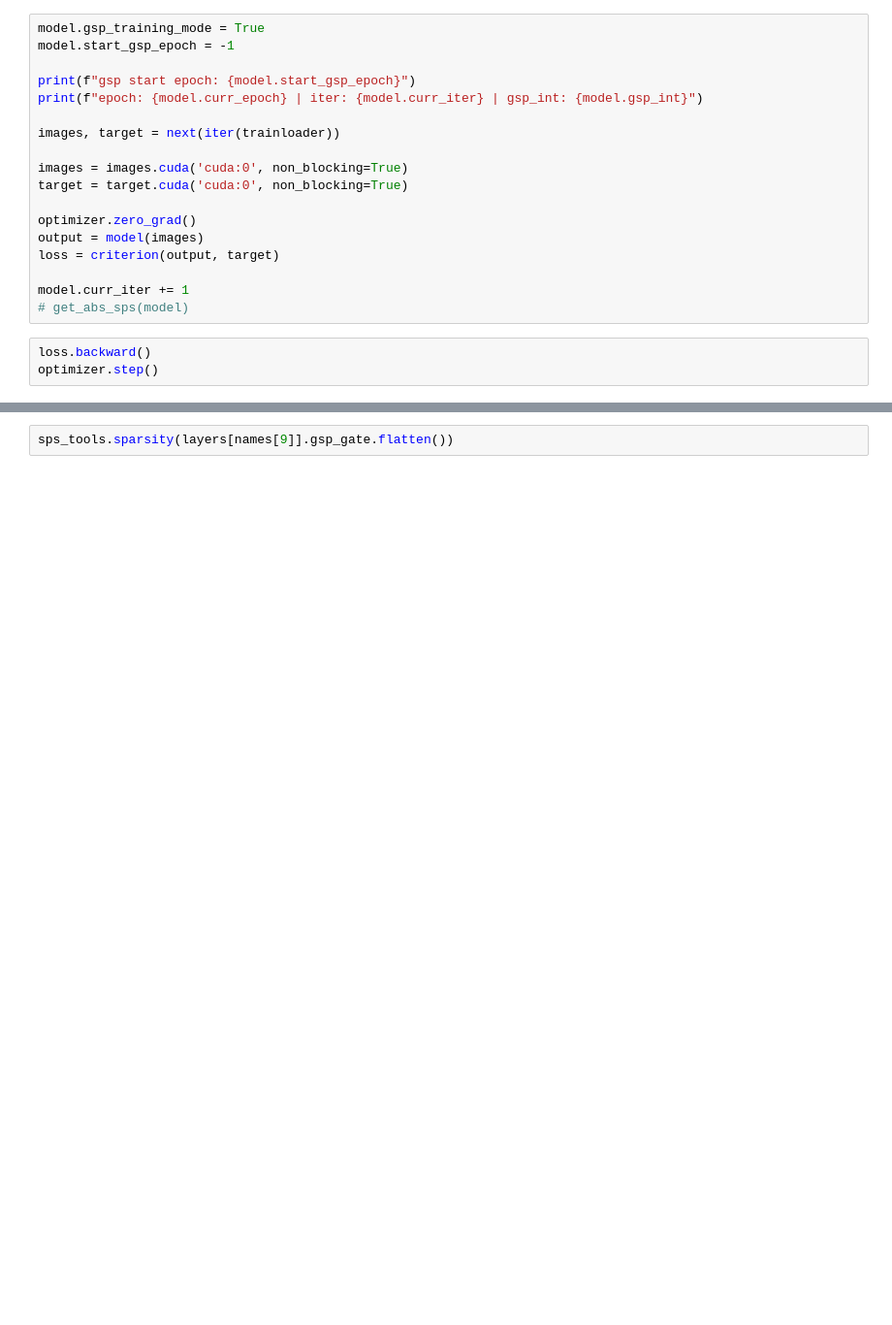
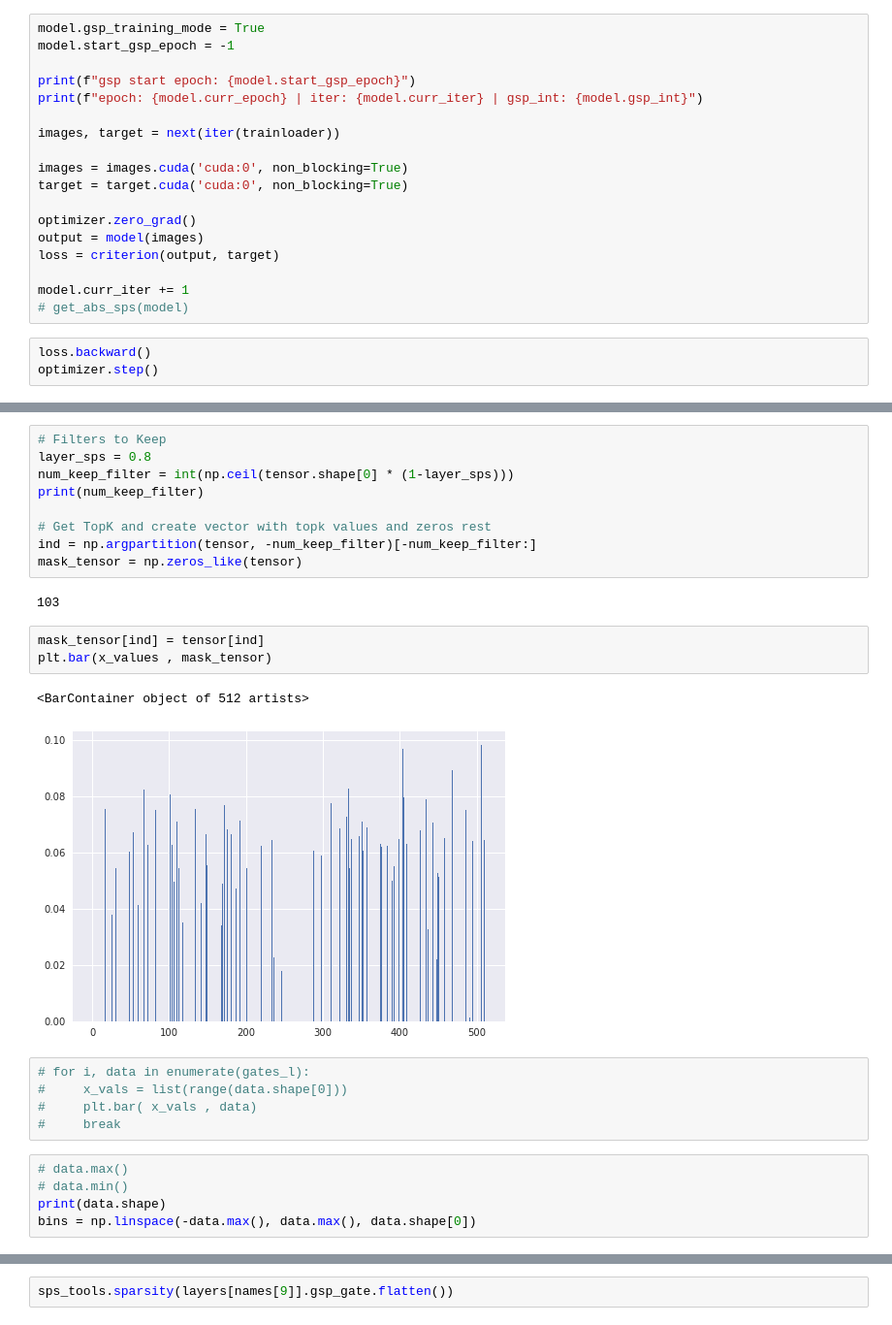
Before and after one commit to riohib/gsp-for-deeplearning, a Jupyter notebook: cifar10/test.ipynb, the cells around one changed output, grey strips where cells are left out. Shown: that part at 97% size. Saved outputs shown, nothing was run; the diff lists cells and outputs as text; blank space fills up the shorter version.

```diff
--- a/cifar10/test.ipynb
+++ b/cifar10/test.ipynb
@@ -179,0 +313,27 @@ optimizer.step()
+# %%
+# Filters to Keep
+layer_sps = 0.8
+num_keep_filter = int(np.ceil(tensor.shape[0] * (1-layer_sps)))
+print(num_keep_filter)
+
+# Get TopK and create vector with topk values and zeros rest
+ind = np.argpartition(tensor, -num_keep_filter)[-num_keep_filter:]
+mask_tensor = np.zeros_like(tensor)
+# %% [output]
+103
+# %%
+mask_tensor[ind] = tensor[ind]
+plt.bar(x_values , mask_tensor)
+# %% [output]
+<BarContainer object of 512 artists>
+[figure, added]
+# %%
+# for i, data in enumerate(gates_l):
+#     x_vals = list(range(data.shape[0]))
+#     plt.bar( x_vals , data)
+#     break
+# %%
+# data.max()
+# data.min()
+print(data.shape)
+bins = np.linspace(-data.max(), data.max(), data.shape[0])
```
Also changed, not shown: parts of 20 cells of this notebook, 5 other files.
